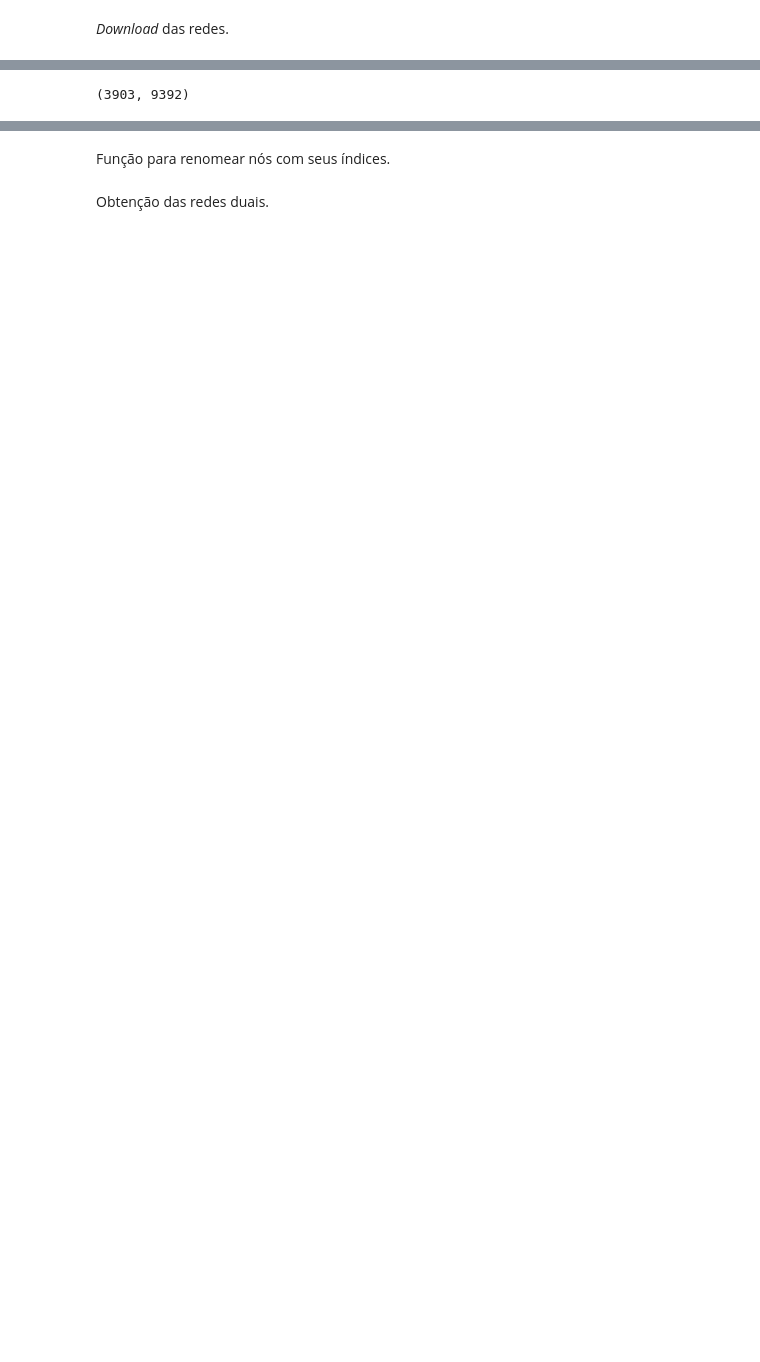
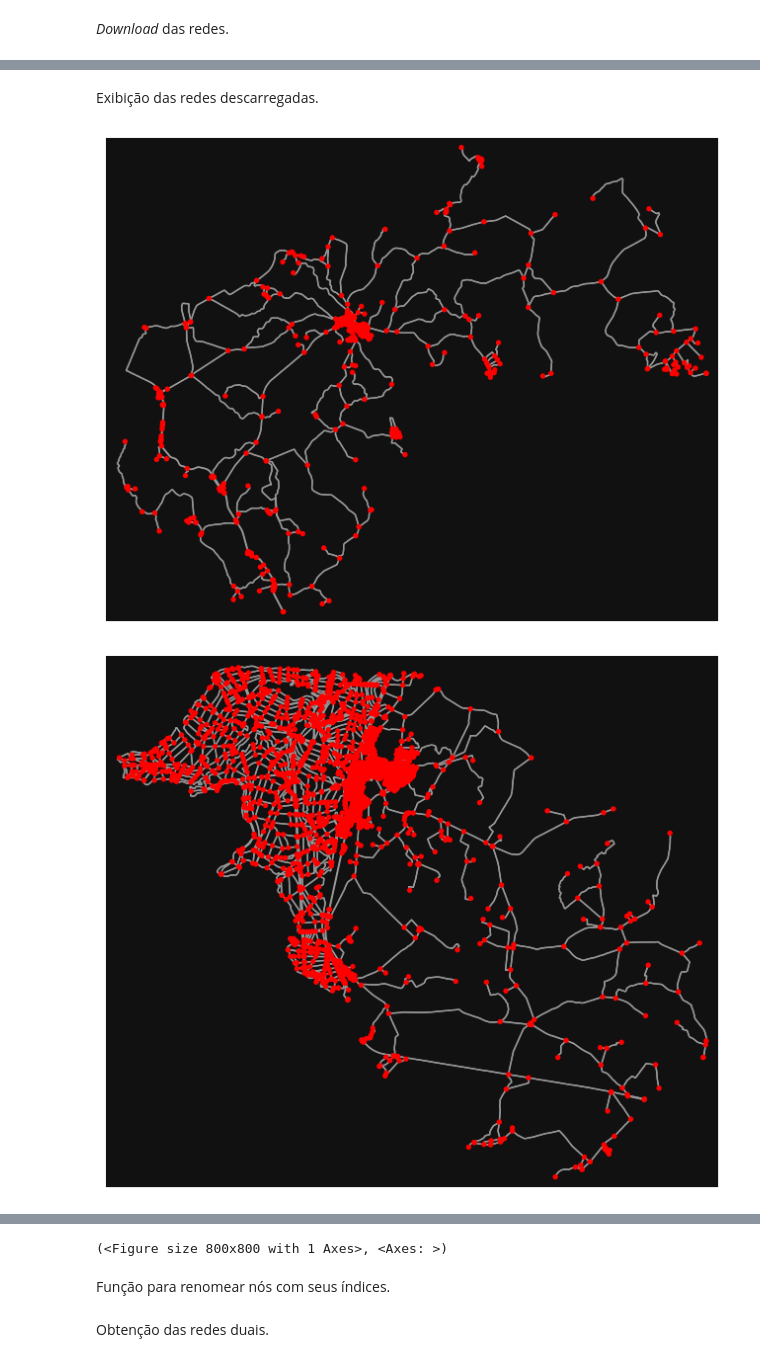
Before and after one commit to lucianoacsilva/complex-networks-2021, a Jupyter notebook: final_assessment/final_assessment.ipynb, the cells around one changed output, grey strips where cells are left out. Saved outputs shown, nothing was run; the diff lists cells and outputs as text; code cells hidden in the pictures; blank space fills up the shorter version.

```diff
--- a/final_assessment/final_assessment.ipynb
+++ b/final_assessment/final_assessment.ipynb
@@ -80,4 +96,9 @@ sao_caetano = ox.graph_from_place("São Caetano do Sul, Brazil")
-# %%
-sao_caetano.number_of_nodes(), sao_caetano.number_of_edges()
-# %% [output]
-(3903, 9392)
+# %% [markdown]
+Exibição das redes descarregadas.
+# %%
+ox.plot_graph(corumbatai, node_color="red")
+ox.plot_graph(guara, node_color="red")
+ox.plot_graph(sao_caetano, node_color="red")
+# %% [output]
+[figure, added]
+[figure, added]
@@ -84,3 +106,4 @@ sao_caetano.number_of_nodes(), sao_caetano.number_of_edges()
+(<Figure size 800x800 with 1 Axes>, <Axes: >)
 # %% [markdown]
 Função para renomear nós com seus índices.
 # %%
```
Also changed, not shown: parts of 8 cells of this notebook.
